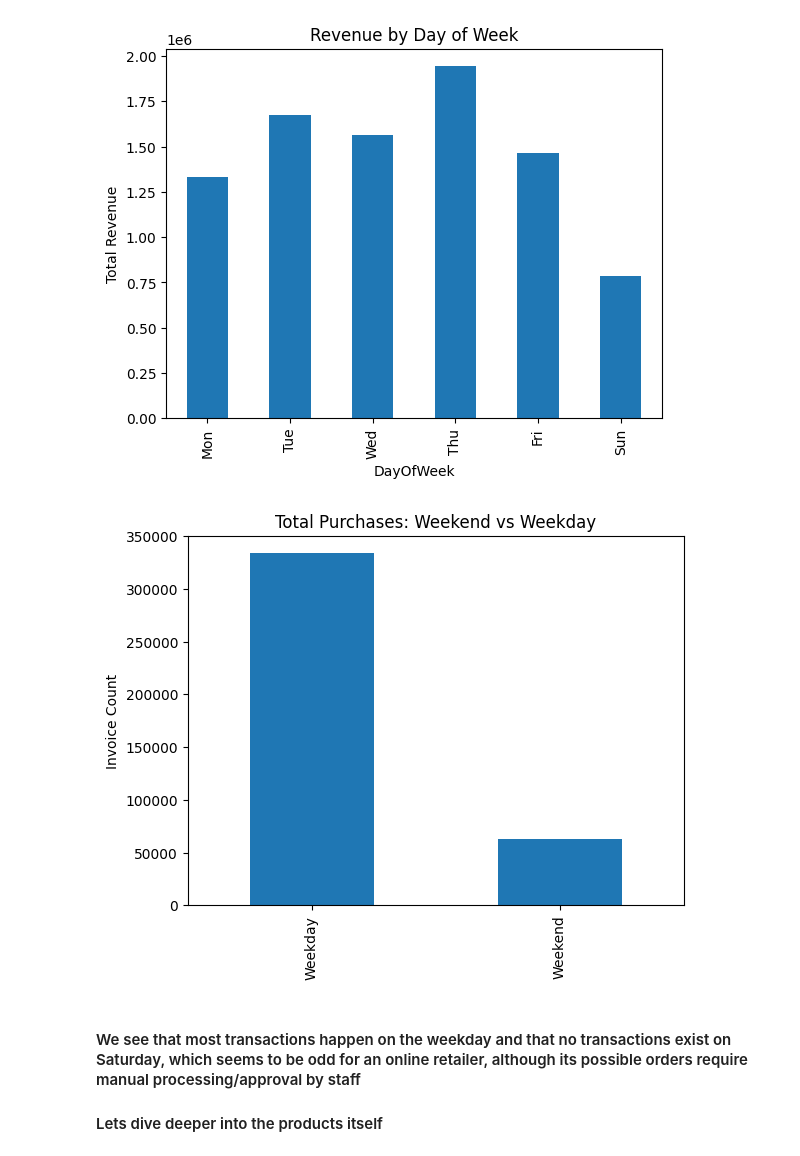
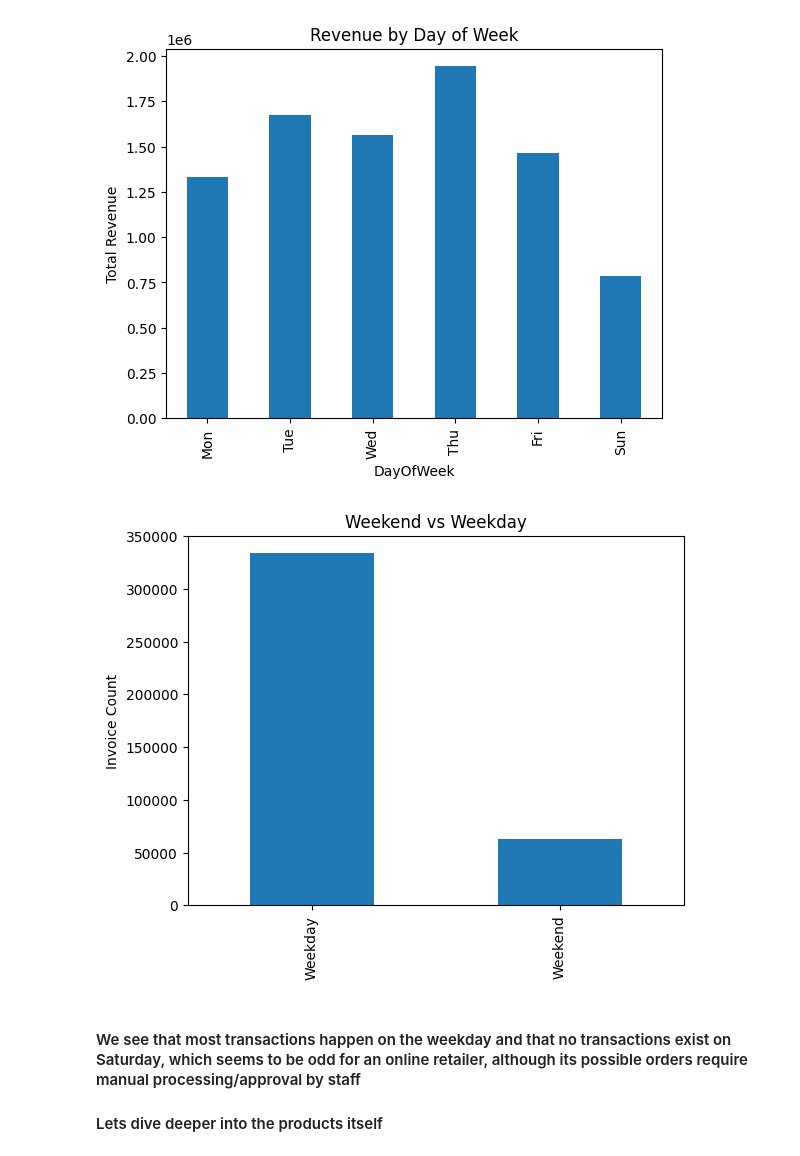
Before and after one commit to ruslanmaystrenko/Retail_Analysis, a Jupyter notebook: Retail_Sales_Modeling.ipynb, the cells around one changed output. Saved outputs shown, nothing was run; the diff lists cells and outputs as text; code cells hidden in the pictures.

```diff
--- a/Retail_Sales_Modeling.ipynb
+++ b/Retail_Sales_Modeling.ipynb
@@ -402,10 +421,10 @@ plt.show()
 # %%
 weekend_dist = df_purchase.groupby(['CustomerID', 'IsWeekend'])['InvoiceNo'].count().unstack(fill_value=0)
 weekend_dist.columns = ['Weekday', 'Weekend']
-weekend_dist.sum().plot(kind='bar', title='Total Purchases: Weekend vs Weekday', ylabel='Invoice Count')
+weekend_dist.sum().plot(kind='bar', title='Weekend vs Weekday', ylabel='Invoice Count')
 plt.show()
 # %% [output]
-[figure, old version]
+[figure, new version]
 # %% [markdown]
 #### We see that most transactions happen on the weekday and that no transactions exist on Saturday, which seems to be odd for an online retailer, although its possible orders require manual processing/approval by staff
 
```
Also changed, not shown: parts of 8 cells of this notebook, 1 other file.
